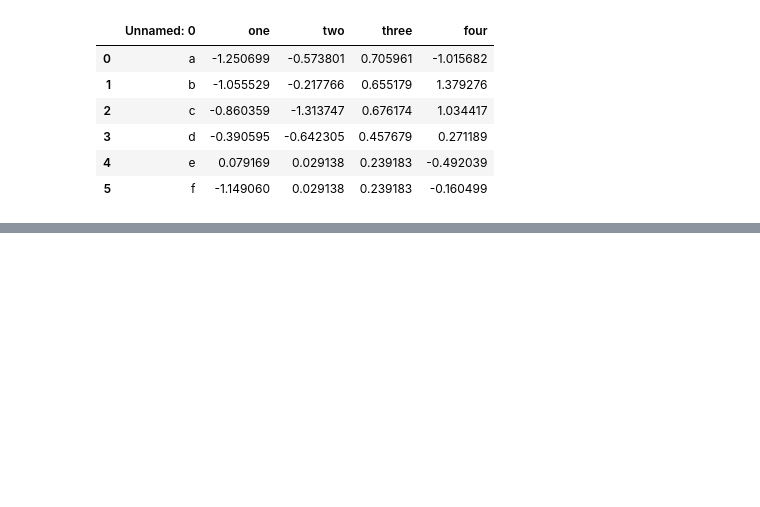
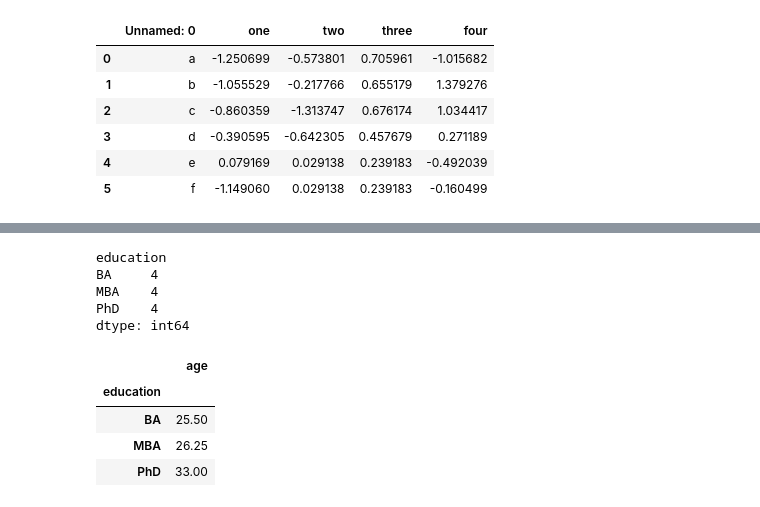
Before and after one commit to gkbichara/Programming-Tools, a Jupyter notebook: Lecture-14/notebook.ipynb, the cells around one changed output, grey strips where cells are left out. Drawn from its saved outputs; the diff is of its cells as text; code cells hidden in the pictures; blank space fills up the shorter version.

```diff
--- a/Lecture-14/notebook.ipynb
+++ b/Lecture-14/notebook.ipynb
@@ -129,0 +180,16 @@ pd.read(csv
+# %%
+df.groupby('education').size()
+# %% [output]
+education
+BA     4
+MBA    4
+PhD    4
+dtype: int64
+# %%
+df[['age', 'education']].groupby('education').mean()
+# %% [output]
+|  | age |
+| education |  |
+| BA | 25.50 |
+| MBA | 26.25 |
+| PhD | 33.00 |
```
Also changed, not shown: parts of 7 cells of this notebook, 1 other file.
